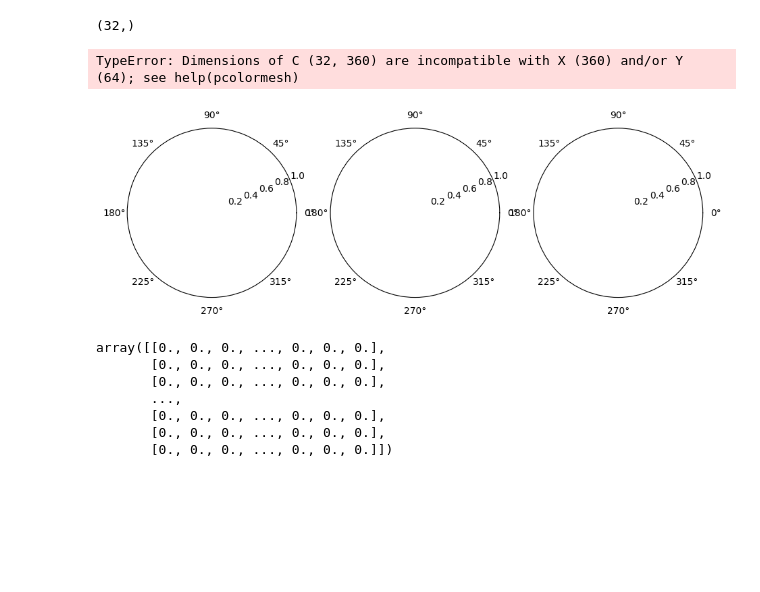
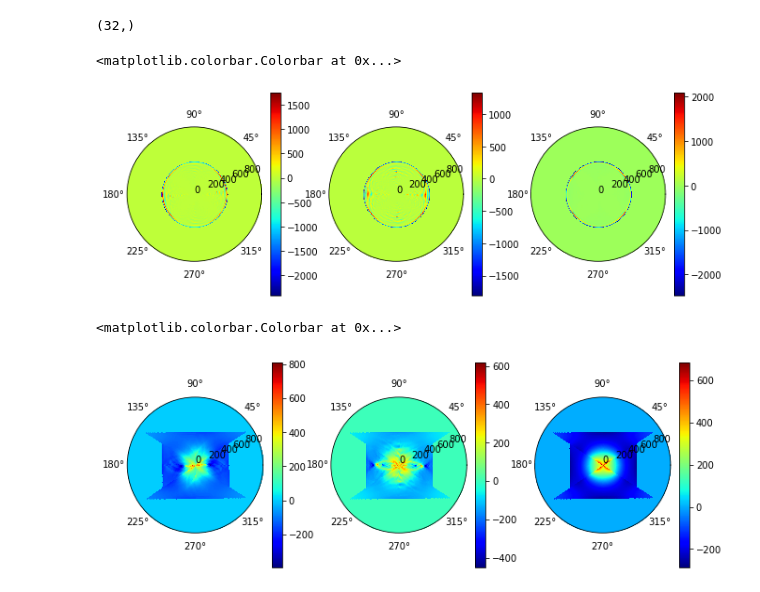
Before and after one commit to luisfromero/skewEngine, a Jupyter notebook: notebooks/blurViewer.ipynb, the cells around one changed output. Cells and saved outputs as stored; diff of their text form; code cells hidden in the pictures; blank space fills up the shorter version.

```diff
--- a/notebooks/blurViewer.ipynb
+++ b/notebooks/blurViewer.ipynb
@@ -11,7 +11,7 @@ angL =int( math.atan(dimy/dimx)*180/np.pi)
 
 
 # La escala espacial en cada eje es 1/cos(newAngle)
-def scale(angL):
+def escalar(angL):
     global scale
     scale=np.empty([360])
     torad=np.pi/180;
@@ -26,17 +26,22 @@ def scale(angL):
             scale[i+180]=scale[i]=1/math.cos((180-i)*torad);
 
 
-scale(angL);
+escalar(angL)
 
-rho_1k = np.arange(1000)
+rho_16 = np.arange(16)
 rho_32 = np.arange(32)
 rho_64 = np.arange(64)
 rho_128 = np.arange(128)
+rho_1k = np.arange(1000)
+
 theta = np.linspace(0,2*np.pi,360)
-A1k, R1k = np.meshgrid(theta, rho_1k)
+
+A16, R16 = np.meshgrid(theta, rho_16)
 A32, R32 = np.meshgrid(theta, rho_32)
 A64, R64 = np.meshgrid(theta, rho_64)
 A128, R128 = np.meshgrid(theta, rho_128)
+A1k, R1k = np.meshgrid(theta, rho_1k)
+
 
 
 # Función para crear el gráfico. No usada
@@ -46,15 +51,18 @@ def create_polar_plot(data):
     plt.show()
 # %%
 dir="d:/output/"
+rad1=np.transpose(np.loadtxt(dir+"punto1o.txt"))
+rad2=np.transpose(np.loadtxt(dir+"punto2o.txt"))
+rad3=np.transpose(np.loadtxt(dir+"punto3o.txt"))
 img1=np.transpose(np.loadtxt(dir+"punto1i.txt"))
 img2=np.transpose(np.loadtxt(dir+"punto2i.txt"))
 img3=np.transpose(np.loadtxt(dir+"punto3i.txt"))
+fft1=np.transpose(np.loadtxt(dir+"punto1l.txt"))
+fft2=np.transpose(np.loadtxt(dir+"punto2l.txt"))
+fft3=np.transpose(np.loadtxt(dir+"punto3l.txt"))
 cep1=np.transpose(np.loadtxt(dir+"punto1c.txt"))
 cep2=np.transpose(np.loadtxt(dir+"punto2c.txt"))
 cep3=np.transpose(np.loadtxt(dir+"punto3c.txt"))
-fft1=np.transpose(np.loadtxt(dir+"punto1l.txt"))
-fft2=np.transpose(np.loadtxt(dir+"punto2l.txt"))
-fft3=np.transpose(np.loadtxt(dir+"punto3l.txt"))
 
 # Descartamos los valores positivos de Cepstrum. Ya implementado en código
 if False:
@@ -64,7 +72,7 @@ if False:
 
 # Descartamos los valores centrales de Cepstrum?
 x=1
-if True:
+if False:
     cep1[0:x,:]=0
     cep2[0:x,:]=0
     cep3[0:x,:]=0
@@ -141,26 +176,39 @@ cep1[:,i].shape
 # %% [output]
 (32,)
 # %%
+
+A=A1k
+R=R1k
+
 fig,ax = plt.subplots(1,3,figsize=(11,4),subplot_kw=dict(projection='polar'))
 ax[0].grid(False);ax[1].grid(False);ax[2].grid(False);
-im=ax[0].pcolormesh(A64,R64,cep1, cmap='jet', edgecolors='face')
-fig.colorbar(im,orientation='vertical')
-im=ax[1].pcolormesh(A64,R64,cep2, cmap='jet', edgecolors='face')
-fig.colorbar(im,orientation='vertical')
-im=ax[2].pcolormesh(A64,R64,cep3, cmap='jet', edgecolors='face')
-fig.colorbar(im,orientation='vertical')
+im=ax[0].pcolormesh(A,R,nfft1, cmap='jet', edgecolors='face')
+fig.colorbar(im,orientation='vertical',ax=ax[0])
+im=ax[1].pcolormesh(A,R,nfft2, cmap='jet', edgecolors='face')
+fig.colorbar(im,orientation='vertical',ax=ax[1])
+im=ax[2].pcolormesh(A,R,nfft3, cmap='jet', edgecolors='face')
+fig.colorbar(im,orientation='vertical',ax=ax[2])
 #ax.set_theta_direction(-1)
 #interact(im, data=cep2)
 # %% [output]
-TypeError: Dimensions of C (32, 360) are incompatible with X (360) and/or Y (64); see help(pcolormesh)
+<matplotlib.colorbar.Colorbar at 0x...>
-[figure, old version]
+[figure, new version]
 # %%
-cep1
+if wins == 64:
+    A=A16
+    R=R16
+A=A1k
+R=R1k
+fig,ax = plt.subplots(1,3,figsize=(11,4),subplot_kw=dict(projection='polar'))
+ax[0].grid(False);ax[1].grid(False);ax[2].grid(False);
+im=ax[0].pcolormesh(A,R,ncep1, cmap='jet', edgecolors='face')
+fig.colorbar(im,orientation='vertical',ax=ax[0])
+im=ax[1].pcolormesh(A,R,ncep2, cmap='jet', edgecolors='face')
+fig.colorbar(im,orientation='vertical',ax=ax[1])
+im=ax[2].pcolormesh(A,R,ncep3, cmap='jet', edgecolors='face')
+fig.colorbar(im,orientation='vertical',ax=ax[2])
+#ax.set_theta_direction(-1)
+#interact(im, data=cep2)
 # %% [output]
-array([[0., 0., 0., ..., 0., 0., 0.],
-       [0., 0., 0., ..., 0., 0., 0.],
-       [0., 0., 0., ..., 0., 0., 0.],
-       ...,
-       [0., 0., 0., ..., 0., 0., 0.],
-       [0., 0., 0., ..., 0., 0., 0.],
-       [0., 0., 0., ..., 0., 0., 0.]])
+<matplotlib.colorbar.Colorbar at 0x...>
+[figure, added]
```
Also changed, not shown: parts of 4 cells of this notebook, 14 other files.
